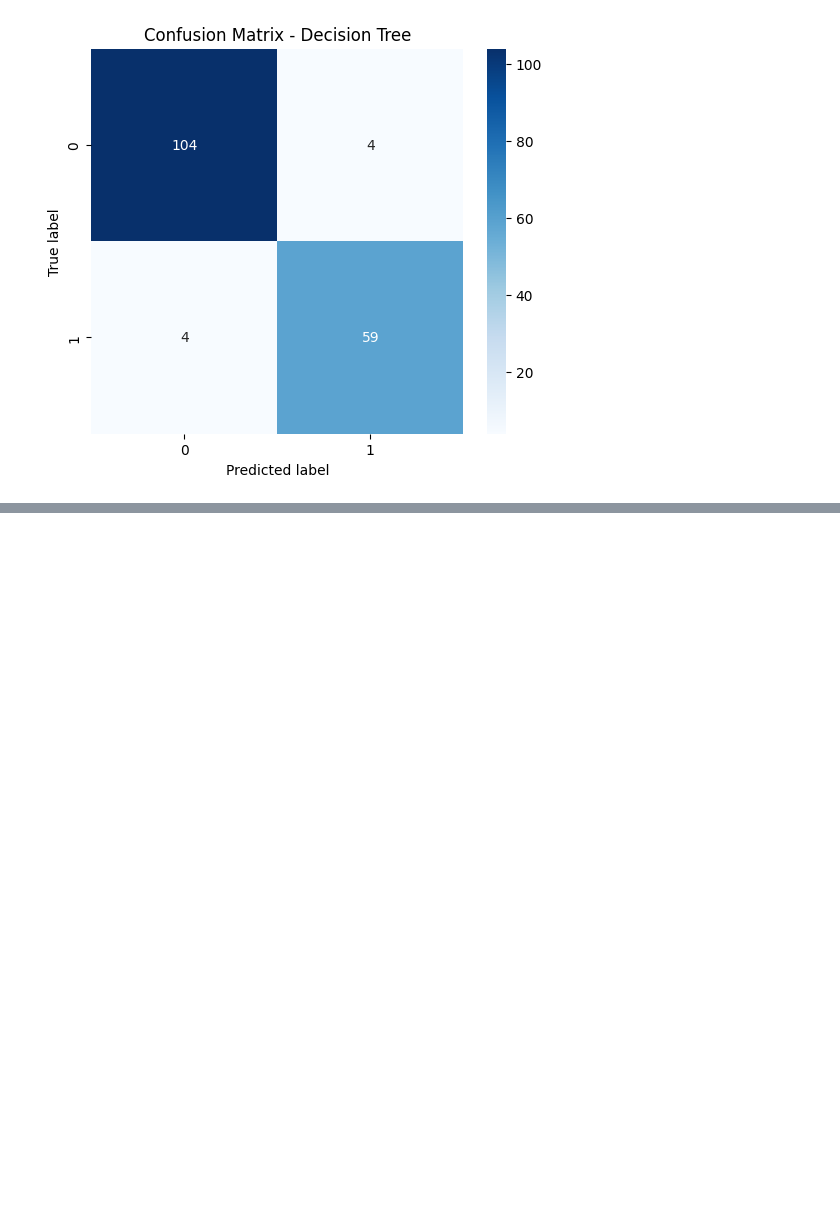
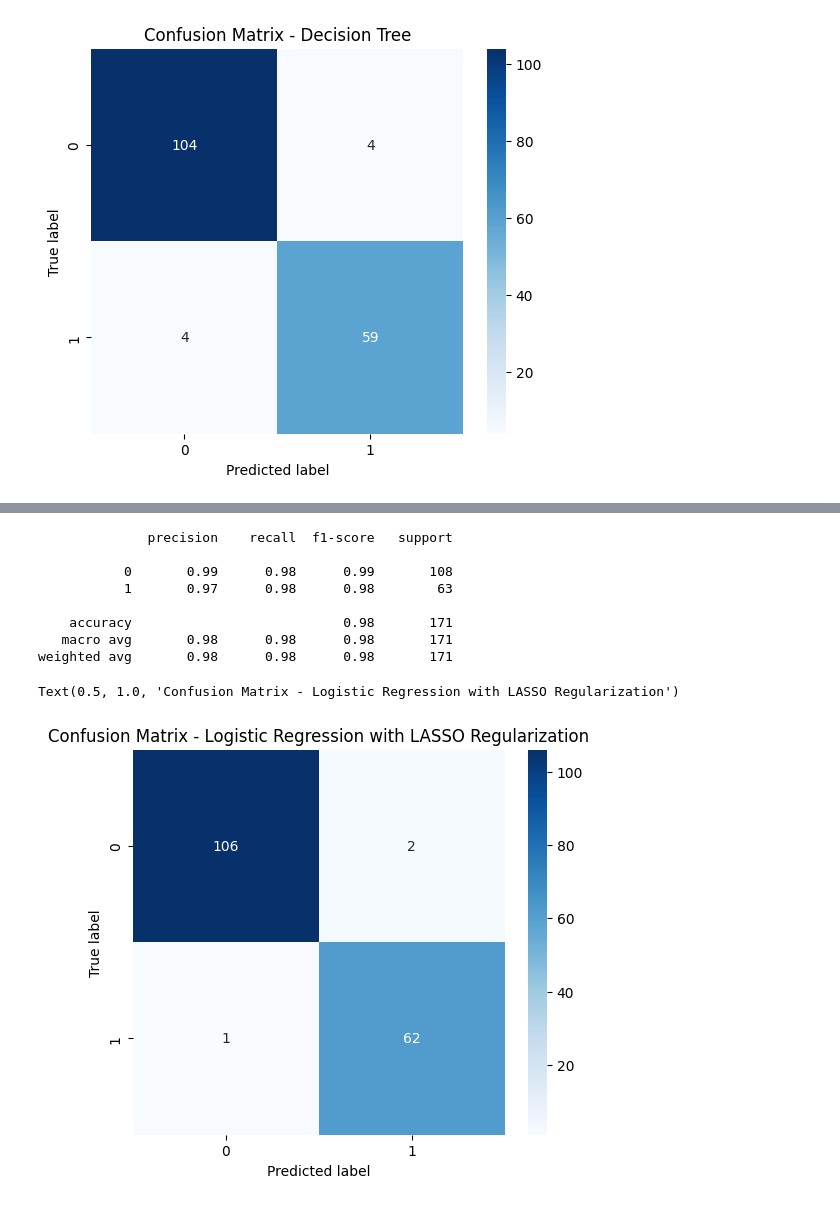
Before and after one commit to minaaam12/Breast_Cancer_Wisconsin, a Jupyter notebook: main.ipynb, the cells around one changed output, grey strips where cells are left out. Drawn from its saved outputs; the diff is of its cells as text; code cells hidden in the pictures; blank space fills up the shorter version.

```diff
--- a/main.ipynb
+++ b/main.ipynb
@@ -240,0 +299,26 @@ Text(0.5, 1.0, 'Confusion Matrix - Decision Tree')
+# %%
+# Logistic Regression with LASSO regularization
+model = LogisticRegressionCV(Cs=[0.01,0.1,1,10], cv=5, penalty='l1', solver='saga', max_iter=5000)
+model.fit(X_train_scaled, y_train['Diagnosis'])
+
+y_pred = model.predict(X_test_scaled)
+
+print(classification_report(y_test['Diagnosis'], y_pred))
+
+cm = confusion_matrix(y_test['Diagnosis'], y_pred)
+plt.figure(figsize=(6,5))
+sns.heatmap(cm, annot=True, fmt='d', cmap='Blues', xticklabels=['0','1'], yticklabels=['0','1'])
+plt.ylabel('True label')
+plt.xlabel('Predicted label')
+plt.title('Confusion Matrix - Logistic Regression with LASSO Regularization')
+# %% [output]
+              precision    recall  f1-score   support
+
+           0       0.99      0.98      0.99       108
+           1       0.97      0.98      0.98        63
+
+    accuracy                           0.98       171
+   macro avg       0.98      0.98      0.98       171
+weighted avg       0.98      0.98      0.98       171
+Text(0.5, 1.0, 'Confusion Matrix - Logistic Regression with LASSO Regularization')
+[figure, added]
```
Also changed, not shown: parts of 8 cells of this notebook, 1 other file.
